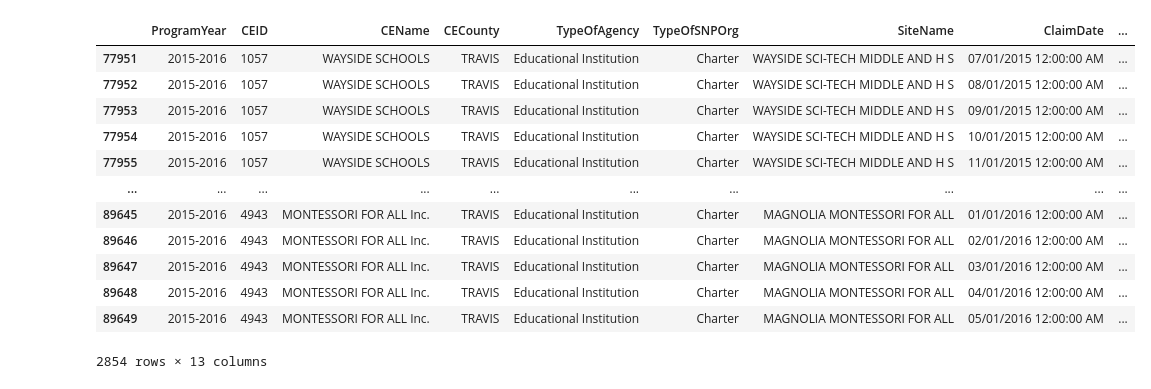
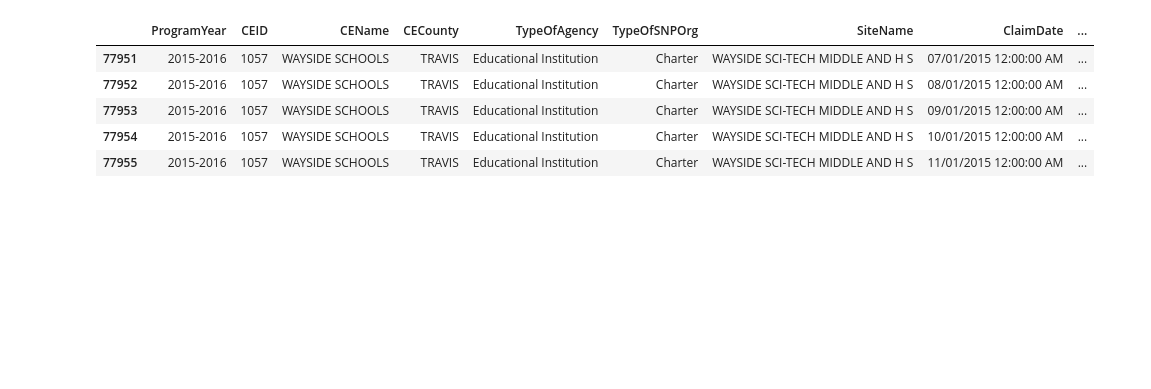
Before and after one commit to tpohl535/project_one_yellow_ninjas, a Jupyter notebook: Schools/Free and Reduced Meals/schoolmeals_data_cleaning.ipynb, the cells around one changed output. Cells and saved outputs as stored; diff of their text form; code cells hidden in the pictures; blank space fills up the shorter version.

```diff
--- a/Schools/Free and Reduced Meals/schoolmeals_data_cleaning.ipynb
+++ b/Schools/Free and Reduced Meals/schoolmeals_data_cleaning.ipynb
@@ -81,21 +85,14 @@ dtype: object
 # %%
 #replace commas with "" to fix unable to parse string error
 travis_co_1 = travis_co_1.replace(',','', regex=True)
-travis_co_1
+travis_co_1.head()
 # %% [output]
 |  | ProgramYear | CEID | CEName | CECounty | TypeOfAgency | TypeOfSNPOrg | SiteName | ClaimDate | ... |
 | 77951 | 2015-2016 | 1057 | WAYSIDE SCHOOLS | TRAVIS | Educational Institution | Charter | WAYSIDE SCI-TECH MIDDLE AND H S | 07/01/2015 12:00:00 AM | ... |
 | 77952 | 2015-2016 | 1057 | WAYSIDE SCHOOLS | TRAVIS | Educational Institution | Charter | WAYSIDE SCI-TECH MIDDLE AND H S | 08/01/2015 12:00:00 AM | ... |
 | 77953 | 2015-2016 | 1057 | WAYSIDE SCHOOLS | TRAVIS | Educational Institution | Charter | WAYSIDE SCI-TECH MIDDLE AND H S | 09/01/2015 12:00:00 AM | ... |
 | 77954 | 2015-2016 | 1057 | WAYSIDE SCHOOLS | TRAVIS | Educational Institution | Charter | WAYSIDE SCI-TECH MIDDLE AND H S | 10/01/2015 12:00:00 AM | ... |
 | 77955 | 2015-2016 | 1057 | WAYSIDE SCHOOLS | TRAVIS | Educational Institution | Charter | WAYSIDE SCI-TECH MIDDLE AND H S | 11/01/2015 12:00:00 AM | ... |
-| ... | ... | ... | ... | ... | ... | ... | ... | ... | ... |
-| 89645 | 2015-2016 | 4943 | MONTESSORI FOR ALL Inc. | TRAVIS | Educational Institution | Charter | MAGNOLIA MONTESSORI FOR ALL | 01/01/2016 12:00:00 AM | ... |
-| 89646 | 2015-2016 | 4943 | MONTESSORI FOR ALL Inc. | TRAVIS | Educational Institution | Charter | MAGNOLIA MONTESSORI FOR ALL | 02/01/2016 12:00:00 AM | ... |
-| 89647 | 2015-2016 | 4943 | MONTESSORI FOR ALL Inc. | TRAVIS | Educational Institution | Charter | MAGNOLIA MONTESSORI FOR ALL | 03/01/2016 12:00:00 AM | ... |
-| 89648 | 2015-2016 | 4943 | MONTESSORI FOR ALL Inc. | TRAVIS | Educational Institution | Charter | MAGNOLIA MONTESSORI FOR ALL | 04/01/2016 12:00:00 AM | ... |
-| 89649 | 2015-2016 | 4943 | MONTESSORI FOR ALL Inc. | TRAVIS | Educational Institution | Charter | MAGNOLIA MONTESSORI FOR ALL | 05/01/2016 12:00:00 AM | ... |
-2854 rows × 13 columns
 [interactive output not drawn]
 # %%
 #change datatypes for quantity and reimbursement columns before perfoming calculations
```
Also changed, not shown: parts of 5 cells of this notebook, 1 other file.
